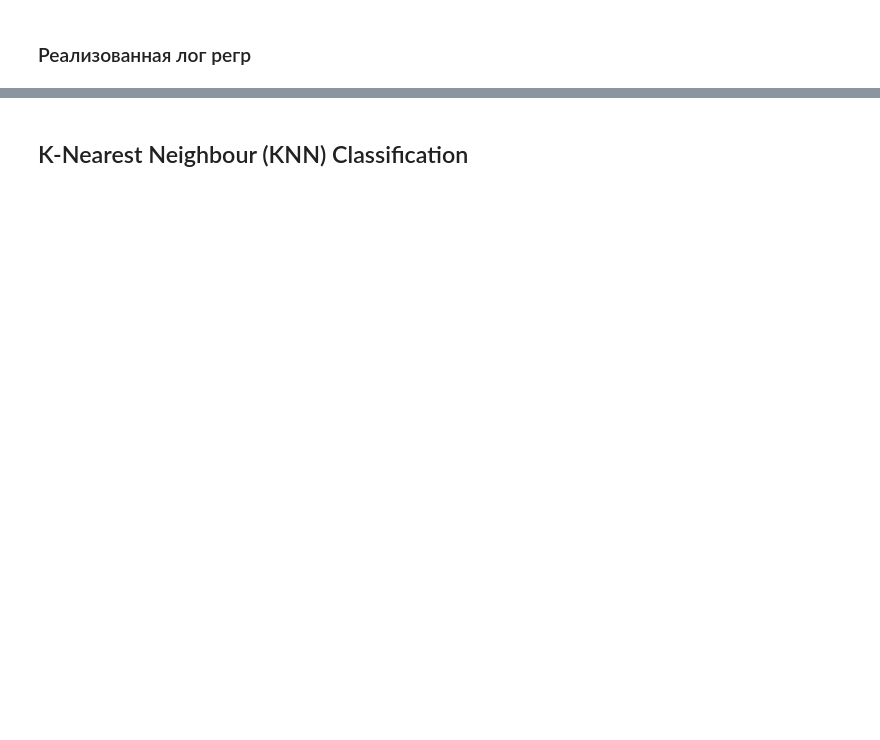
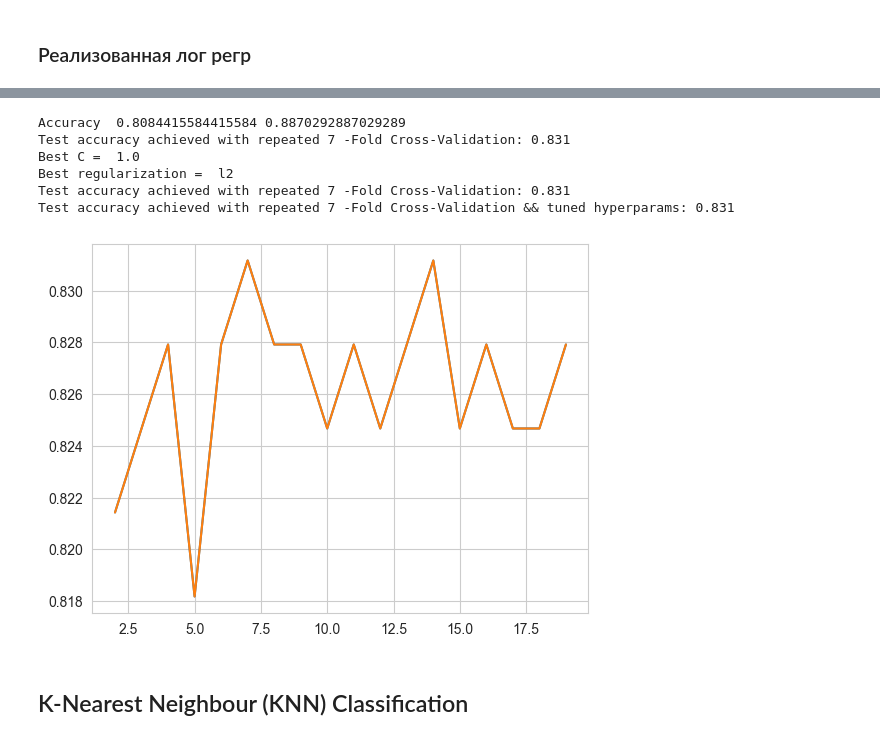
Before and after one commit to katevi/Introduction-to-ML, a Jupyter notebook: lab2/heart_disease_analysis.ipynb, the cells around one changed output, grey strips where cells are left out. Saved outputs shown, nothing was run; the diff lists cells and outputs as text; code cells hidden in the pictures; blank space fills up the shorter version.

```diff
--- a/lab2/heart_disease_analysis.ipynb
+++ b/lab2/heart_disease_analysis.ipynb
@@ -432,2 +326,38 @@ print('Test Accuracy: %f'%(np.mean(p == y_test) * 100))
+# %%
+def simple_my_logistic_regression():
+    m = MyLogisticRegression()
+    m.fit(X_train_scaled, y_train)
+    y_pred = m.predict(X_test_scaled)
+    y_pred_train = m.predict(X_train_scaled)
+    print("Accuracy ", accuracy_score(y_test, y_pred), accuracy_score(y_train, y_pred_train))
+
+def my_logistic_regression_using_cross_val_and_tuning_hp():
+    # tuning hyperparameters
+    grid={"C":np.logspace(-3,3,7), "regularization":["l2", None]}
+    searcher=GridSearchCV(MyLogisticRegression(), grid, scoring='accuracy', cv=7, error_score='raise')
+    searcher.fit(X_train_scaled,y_train)
+    # creating model
+    best_C = searcher.best_params_["C"]
+    best_penalty = searcher.best_params_["regularization"]
+    print("Best C = ", best_C)
+    print("Best regularization = ", best_penalty)
+    model = MyLogisticRegression(C=best_C, regularization=best_penalty)
+    # calculating accuracy
+    (accuracy, number_of_folds) = classification_using_cross_val(model)
+    print('Test accuracy achieved with repeated %d -Fold Cross-Validation && tuned hyperparams: %.3f' % (number_of_folds, accuracy))
+    return accuracy
+
+simple_my_logistic_regression()
+classification_using_cross_val(MyLogisticRegression())
+acc = my_logistic_regression_using_cross_val_and_tuning_hp()
+accuracies['My Logistic Regression'] = acc
+# %% [output]
+Accuracy  0.8084415584415584 0.8870292887029289
+Test accuracy achieved with repeated 7 -Fold Cross-Validation: 0.831
+Best C =  1.0
+Best regularization =  l2
+Test accuracy achieved with repeated 7 -Fold Cross-Validation: 0.831
+Test accuracy achieved with repeated 7 -Fold Cross-Validation && tuned hyperparams: 0.831
+[figure, added]
 # %% [markdown]
 ## K-Nearest Neighbour (KNN) Classification
```
Also changed, not shown: parts of 19 cells of this notebook.
